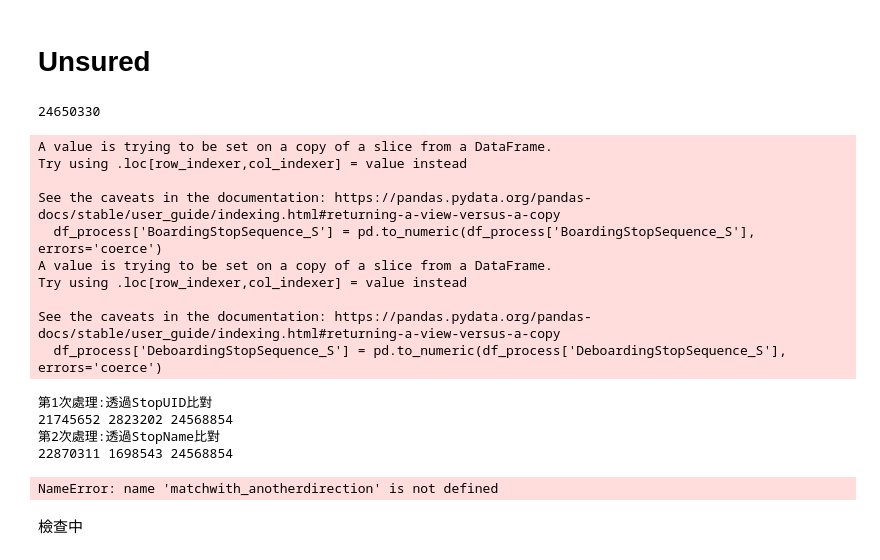
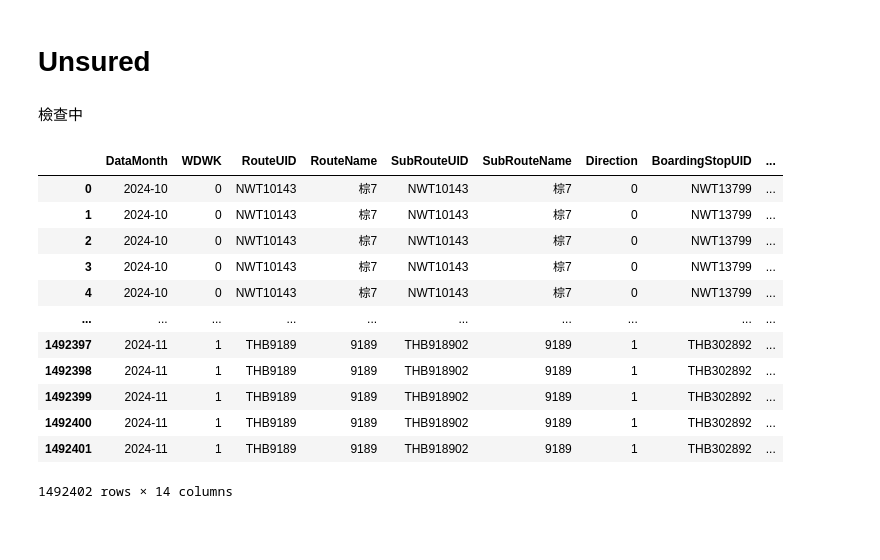
Before and after one commit to KaiChiehKJ/THI-6800-BusTicket, a Jupyter notebook: 03_TicketAnalysisCode.ipynb, the cells around one changed output. Saved outputs shown, nothing was run; the diff lists cells and outputs as text; code cells hidden in the pictures; blank space fills up the shorter version.

```diff
--- a/03_TicketAnalysisCode.ipynb
+++ b/03_TicketAnalysisCode.ipynb
@@ -883,3 +936,5 @@ correctseq_folder = create_folder(os.path.join(os.getcwd(), '..', '01_初步篩
 hourlycount_folder = create_folder(os.path.join(os.getcwd(), '..', '02_初步分析', '01_分時計次')) # 建立01-03 所有使用到的點位資料夾
 dailybetweenstops_folder = create_folder(os.path.join(os.getcwd(), '..', '02_初步分析', '02_全日站間量'))
 od_folder = create_folder(os.path.join(os.getcwd(), '..', '02_初步分析', '03_OD起迄量'))
+# %%
+df, dftemp = pre05_redefined_stopsequence(outputfolder = hourlycount_folder)
@@ -1361,39 +1010,0 @@ def redefined_stopsequence():
-# %%
-# 讀取預處理資料
-df = pd.read_csv( os.path.abspath(os.path.join(os.getcwd(), '..', '..', 'TicketAnalysis', '02_初步分析', '01_分時計次', '上下車區分票種分時計次(未修正站序是否正確).csv')))
-print(len(df))
-
-seqfolder = os.path.abspath(os.path.join(os.getcwd(), '..', '..', 'TicketAnalysis', '00_TDX資料下載', '01公車站序資料'))
-df_seq = read_combined_dataframe(file_list=findfiles(seqfolder))
-df_seq = df_seq.reindex(columns = ['RouteUID', 'RouteName_Zh', 'SubRouteUID', 'SubRouteName_Zh', 'Direction', 'StopUID', 'StopName_Zh', 'StopSequence', 'PositionLon', 'PositionLat'])
-
-df_done, df_temp = checkseq(df, df_seq) # 根據RouteUID、SubRouteUID、Direction、StopUID 比對出新的站序
-print("第1次處理:透過StopUID比對")
-print(len(df_done), len(df_temp), len(df_done) + len(df_temp))
-
-df_done, df_temp = matchwithstopname(df = df_temp, df_seq = df_seq, df_done = df_done) # 根據RouteUID、SubRouteUID、Direction、StopName 比對出新的站序
-print("第2次處理:透過StopName比對")
-print(len(df_done), len(df_temp), len(df_done) + len(df_temp))
-
-df_done, df_temp = matchwith_anotherdirection(df = df_temp, df_seq = df_seq, df_done = df_done) # 比較另外一個方向的站序，如果是通往底站折返的站點轉換為另外一個方向的站點資訊
-print("第3次處理：轉方向處理")
-print(len(df_done), len(df_temp), len(df_done) + len(df_temp))
-
-# df = df_temp
-# %% [output]
-24650330
-A value is trying to be set on a copy of a slice from a DataFrame.
-Try using .loc[row_indexer,col_indexer] = value instead
-
-See the caveats in the documentation: https://pandas.pydata.org/pandas-docs/stable/user_guide/indexing.html#returning-a-view-versus-a-copy
-  df_process['BoardingStopSequence_S'] = pd.to_numeric(df_process['BoardingStopSequence_S'], errors='coerce')
-A value is trying to be set on a copy of a slice from a DataFrame.
-Try using .loc[row_indexer,col_indexer] = value instead
-
-See the caveats in the documentation: https://pandas.pydata.org/pandas-docs/stable/user_guide/indexing.html#returning-a-view-versus-a-copy
-  df_process['DeboardingStopSequence_S'] = pd.to_numeric(df_process['DeboardingStopSequence_S'], errors='coerce')
-第1次處理:透過StopUID比對
-21745652 2823202 24568854
-第2次處理:透過StopName比對
-22870311 1698543 24568854
-NameError: name 'matchwith_anotherdirection' is not defined
@@ -1460,6 +1033,6 @@ df_seq[
 # %%
 # 分析02: 重新比對站序 & 處理站間量
-df = pd.read_csv(r"D:\B-Project\2025\6800\Technical\12票證資料\TicketAnalysis\02_初步分析\01_分時計次\上下車區分票種分時計次.csv")
+# df = pd.read_csv(r"D:\B-Project\2025\6800\Technical\12票證資料\TicketAnalysis\02_初步分析\01_分時計次\上下車區分票種分時計次.csv")
 df = df.reindex(columns = ['InfoDate', 'WDWK',
                            'RouteUID', 'RouteName', 'SubRouteUID', 'SubRouteName', 'Direction',
                            'BoardingStopUID', 'BoardingStopName', 'BoardingStopSequence',
@@ -1478,6 +1051,21 @@ groupbycolumns = ['DataMonth', 'WDWK',
 df[groupbycolumns] = df[groupbycolumns].fillna('-99')
 df = df.groupby(groupbycolumns).agg({'Count': 'sum'}).reset_index()
 
-seqfolder = r"D:\B-Project\2025\6800\Technical\12票證資料\TicketAnalysis\00_TDX資料下載\01公車站序資料"
-df_seq = read_combined_dataframe(file_list=findfiles(seqfolder))
-df_seq = df_seq.reindex(columns = ['RouteUID', 'RouteName_Zh', 'SubRouteUID', 'SubRouteName_Zh', 'Direction', 'StopUID', 'StopName_Zh', 'StopSequence', 'PositionLon', 'PositionLat'])
+
+df_hourseq = seq_withhour()
+# %%
+df_on = df.reindex(columns = ['DataMonth', 'WDWK', 'Hour', 'RouteUID', 'SubRouteUID', 'BoardingStopSequence'])
+# %% [output]
+|  | DataMonth | WDWK | RouteUID | RouteName | SubRouteUID | SubRouteName | Direction | BoardingStopUID | ... |
+| 0 | 2024-10 | 0 | NWT10143 | 棕7 | NWT10143 | 棕7 | 0 | NWT13799 | ... |
+| 1 | 2024-10 | 0 | NWT10143 | 棕7 | NWT10143 | 棕7 | 0 | NWT13799 | ... |
+| 2 | 2024-10 | 0 | NWT10143 | 棕7 | NWT10143 | 棕7 | 0 | NWT13799 | ... |
+| 3 | 2024-10 | 0 | NWT10143 | 棕7 | NWT10143 | 棕7 | 0 | NWT13799 | ... |
+| 4 | 2024-10 | 0 | NWT10143 | 棕7 | NWT10143 | 棕7 | 0 | NWT13799 | ... |
+| ... | ... | ... | ... | ... | ... | ... | ... | ... | ... |
+| 1492397 | 2024-11 | 1 | THB9189 | 9189 | THB918902 | 9189 | 1 | THB302892 | ... |
+| 1492398 | 2024-11 | 1 | THB9189 | 9189 | THB918902 | 9189 | 1 | THB302892 | ... |
+| 1492399 | 2024-11 | 1 | THB9189 | 9189 | THB918902 | 9189 | 1 | THB302892 | ... |
+| 1492400 | 2024-11 | 1 | THB9189 | 9189 | THB918902 | 9189 | 1 | THB302892 | ... |
+| 1492401 | 2024-11 | 1 | THB9189 | 9189 | THB918902 | 9189 | 1 | THB302892 | ... |
+1492402 rows × 14 columns
```
Also changed, not shown: parts of 25 cells of this notebook.
